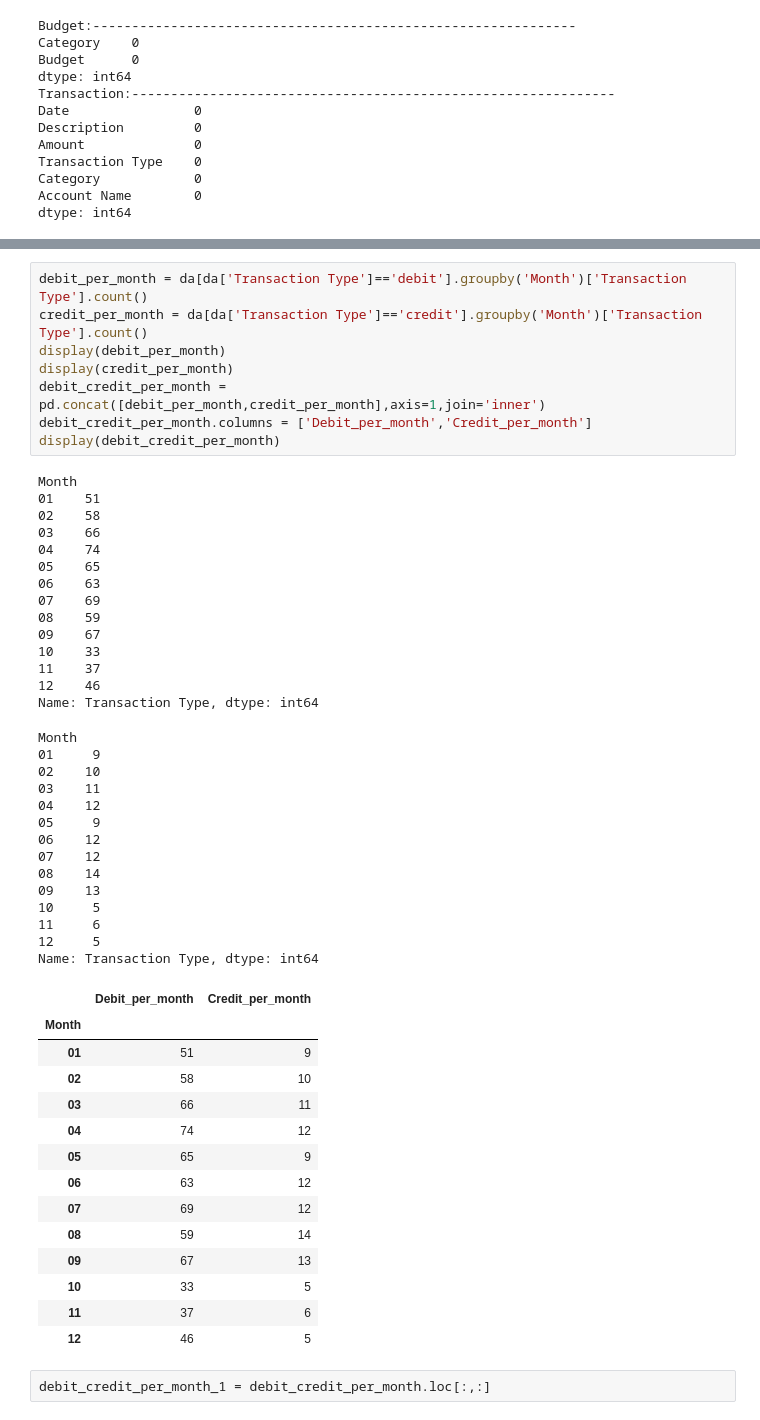
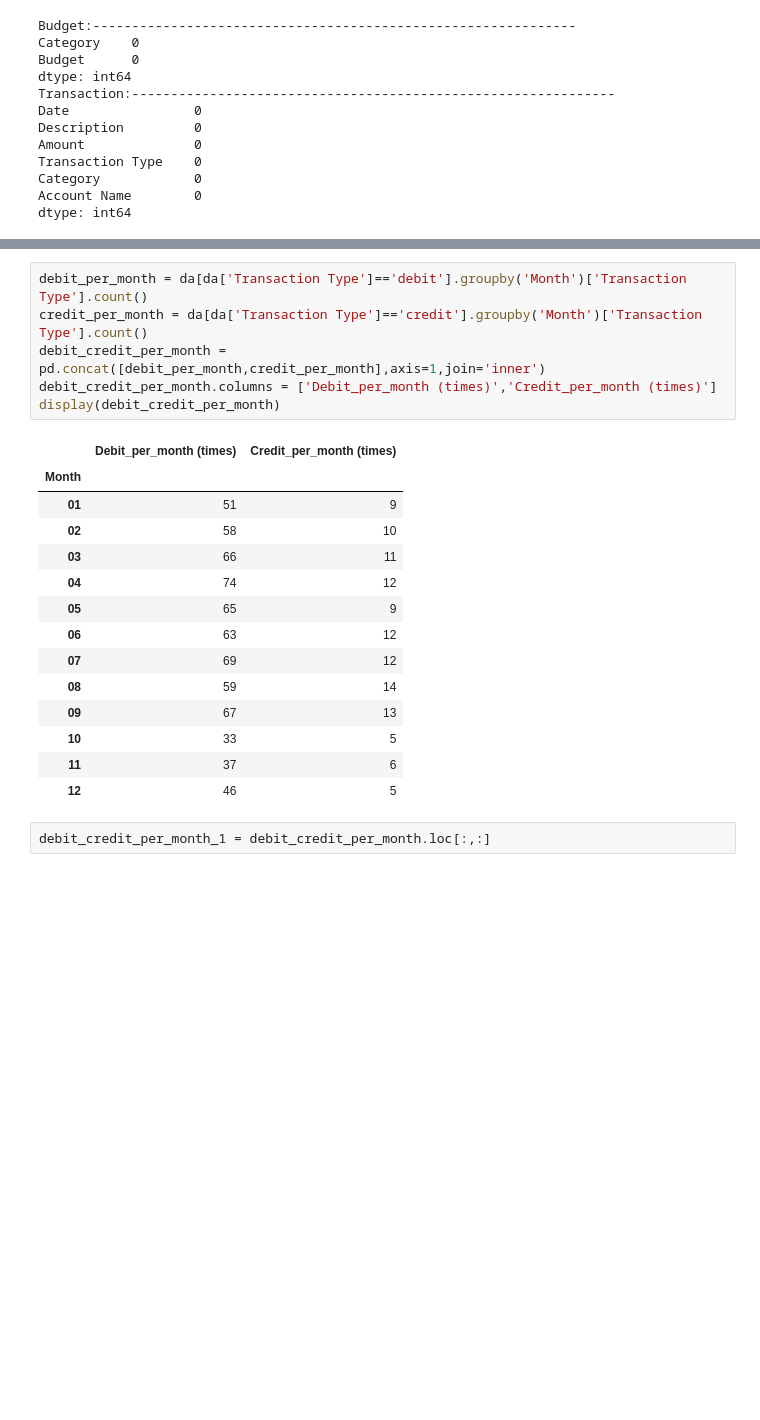
Before and after one commit to LeonTran29/Davidson_Person_Finance, a Jupyter notebook: Test.ipynb, the cells around one changed output, grey strips where cells are left out. Cells and saved outputs as stored; diff of their text form; blank space fills up the shorter version.

```diff
--- a/Test.ipynb
+++ b/Test.ipynb
@@ -129,41 +123,11 @@ Name: Transaction Type, dtype: object
 # %%
 debit_per_month = da[da['Transaction Type']=='debit'].groupby('Month')['Transaction Type'].count()
 credit_per_month = da[da['Transaction Type']=='credit'].groupby('Month')['Transaction Type'].count()
-display(debit_per_month)
-display(credit_per_month)
 debit_credit_per_month = pd.concat([debit_per_month,credit_per_month],axis=1,join='inner')
-debit_credit_per_month.columns = ['Debit_per_month','Credit_per_month']
+debit_credit_per_month.columns = ['Debit_per_month (times)','Credit_per_month (times)']
 display(debit_credit_per_month)
 # %% [output]
-Month
-01    51
-02    58
-03    66
-04    74
-05    65
-06    63
-07    69
-08    59
-09    67
-10    33
-11    37
-12    46
-Name: Transaction Type, dtype: int64
-Month
-01     9
-02    10
-03    11
-04    12
-05     9
-06    12
-07    12
-08    14
-09    13
-10     5
-11     6
-12     5
-Name: Transaction Type, dtype: int64
-|  | Debit_per_month | Credit_per_month |
+|  | Debit_per_month (times) | Credit_per_month (times) |
 | Month |  |  |
 | 01 | 51 | 9 |
 | 02 | 58 | 10 |
```
Also changed, not shown: parts of 17 cells of this notebook.
